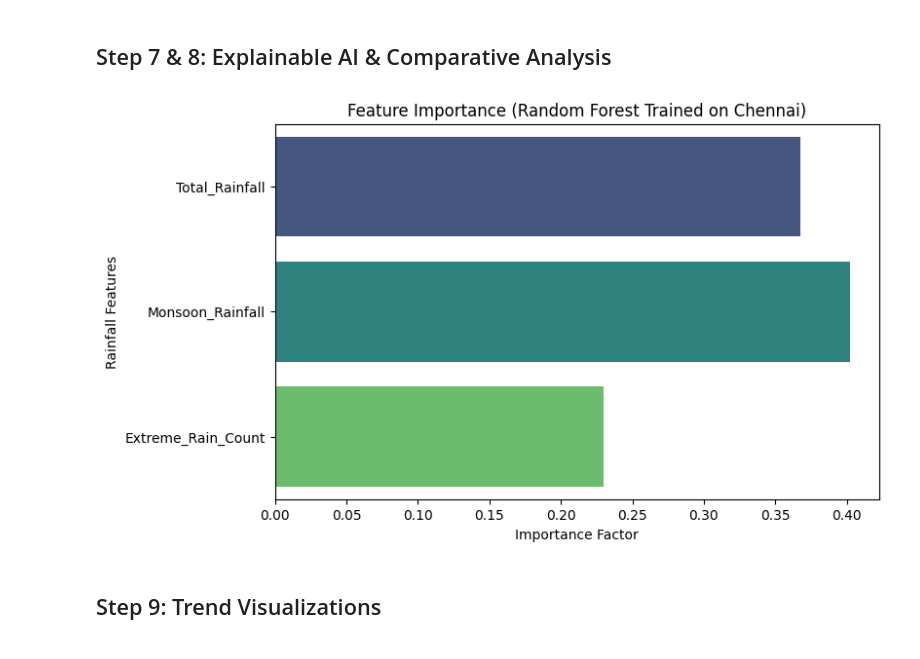
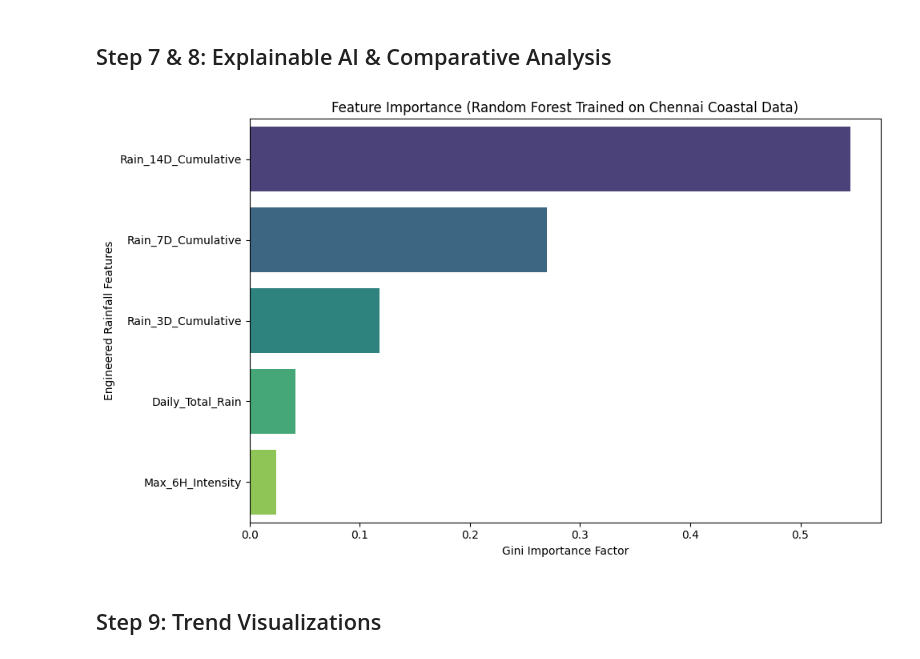
Before and after one commit to shahaarya465/Research-Methodology-6th-Sem, a Jupyter notebook: chennai_uttarkashi.ipynb, the cells around one changed output. Drawn from its saved outputs; the diff is of its cells as text; code cells hidden in the pictures.

```diff
--- a/chennai_uttarkashi.ipynb
+++ b/chennai_uttarkashi.ipynb
@@ -99,19 +153,15 @@ Uttarkashi Data Head:
 ## Step 5: Model Development
 Training models strictly on Chennai.
 # %%
-# Define feature columns
-features = ['Total_Rainfall', 'Monsoon_Rainfall', 'Extreme_Rain_Count']
+features = ['Daily_Total_Rain', 'Max_6H_Intensity', 'Rain_3D_Cumulative', 'Rain_7D_Cumulative', 'Rain_14D_Cumulative']
 
-# Features and Target for Chennai (Training Set)
 X_train = df_chennai[features]
 y_train = df_chennai['Flood_Label']
 
-# Train Logistic Regression
-log_reg = LogisticRegression(random_state=42)
+log_reg = LogisticRegression(class_weight='balanced', random_state=42)
 log_reg.fit(X_train, y_train)
 
-# Train Random Forest
-rf_model = RandomForestClassifier(n_estimators=100, random_state=42)
+rf_model = RandomForestClassifier(n_estimators=100, class_weight='balanced', random_state=42)
 rf_model.fit(X_train, y_train)
 
 print('Models trained strictly on Chennai data.')
@@ -158,15 +228,24 @@ F1-Score:  0.00
 # %% [markdown]
 ## Step 7 & 8: Explainable AI & Comparative Analysis
 # %%
-# Feature Importance from Random Forest
+# Extract feature importances from the trained Random Forest
 importances = rf_model.feature_importances_
-plt.figure(figsize=(8, 5))
-sns.barplot(x=importances, y=features, palette="viridis")
-plt.title("Feature Importance (Random Forest Trained on Chennai)")
-plt.xlabel("Importance Factor")
-plt.ylabel("Rainfall Features")
+
+# Create a DataFrame to sort the features by importance for a cleaner plot
+feat_imp_df = pd.DataFrame({
+    'Feature': features,
+    'Importance': importances
+}).sort_values(by='Importance', ascending=False)
+
+# Plot the sorted feature importances
+plt.figure(figsize=(10, 6))
+sns.barplot(data=feat_imp_df, x='Importance', y='Feature', palette="viridis")
+plt.title("Feature Importance (Random Forest Trained on Chennai Coastal Data)")
+plt.xlabel("Gini Importance Factor")
+plt.ylabel("Engineered Rainfall Features")
+plt.tight_layout()
 plt.show()
 # %% [output]
-[figure, old version]
+[figure, new version]
 # %% [markdown]
 ## Step 9: Trend Visualizations
```
Also changed, not shown: parts of 13 cells of this notebook, 6 other files.
